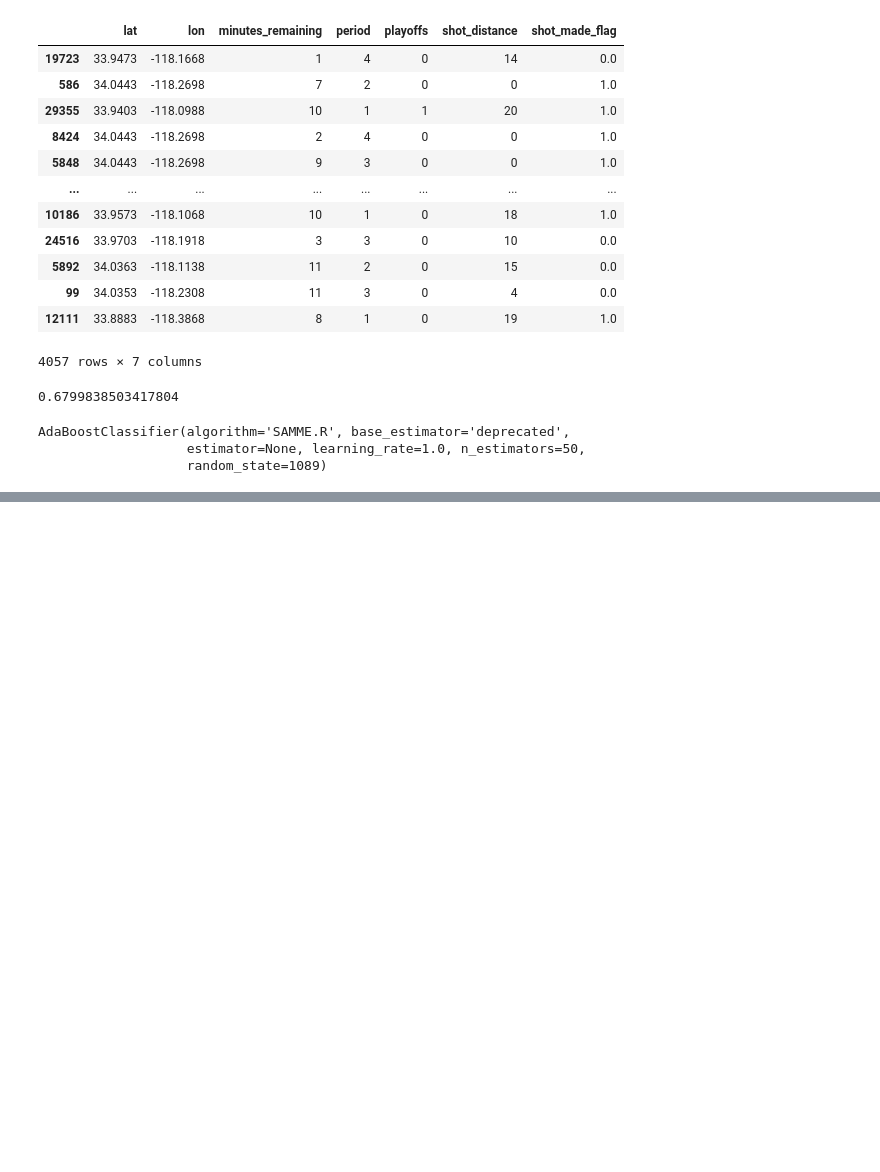
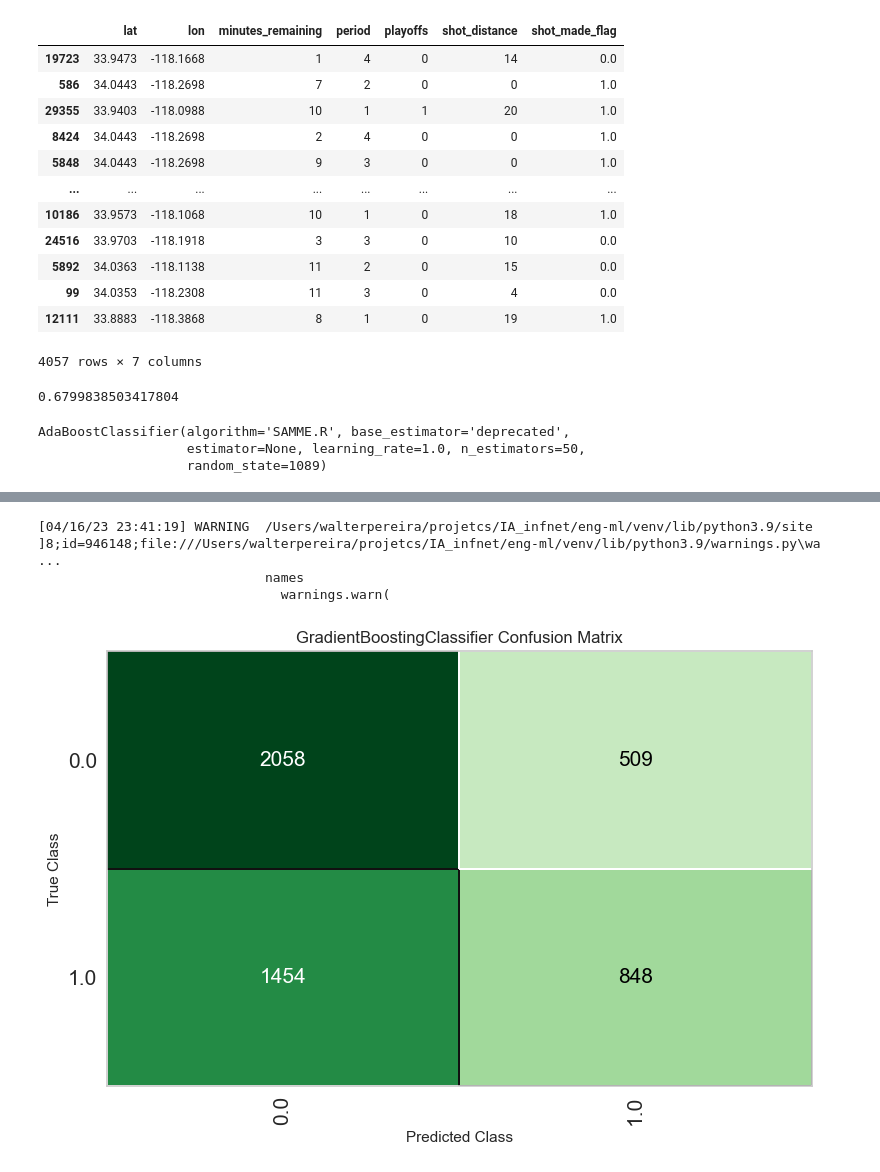
Before and after one commit to walterpl/infnet_IA_course, a Jupyter notebook: eng-ml/notebooks/kedro.ipynb, the cells around one changed output, grey strips where cells are left out. Drawn from its saved outputs; the diff is of its cells as text; code cells hidden in the pictures; blank space fills up the shorter version.

```diff
--- a/eng-ml/notebooks/kedro.ipynb
+++ b/eng-ml/notebooks/kedro.ipynb
@@ -187,0 +198,2 @@ AdaBoostClassifier(algorithm='SAMME.R', base_estimator='deprecated',
+# %%
+model = catalog.load('best_model')
@@ -187,0 +205,3 @@ AdaBoostClassifier(algorithm='SAMME.R', base_estimator='deprecated',
+# %%
+exp.plot_model(model, plot = 'confusion_matrix')
+# %% [output]
@@ -187,0 +209,4 @@ AdaBoostClassifier(algorithm='SAMME.R', base_estimator='deprecated',
+[04/16/23 23:41:19] WARNING  /Users/walterpereira/projetcs/IA_infnet/eng-ml/venv/lib/python3.9/site ]8;id=946148;file:///Users/walterpereira/projetcs/IA_infnet/eng-ml/venv/lib/python3.9/warnings.py\wa ...
+                             names
+                               warnings.warn(
+[figure, added]
```
Also changed, not shown: parts of 10 cells of this notebook, 5 other files.
